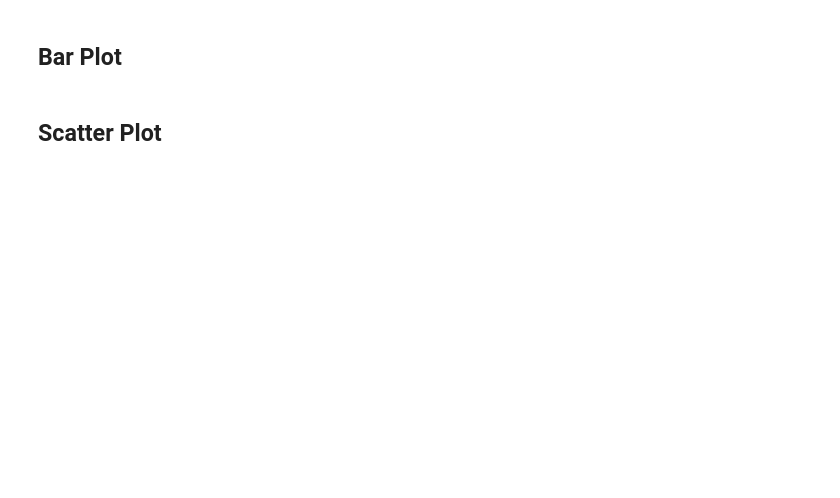
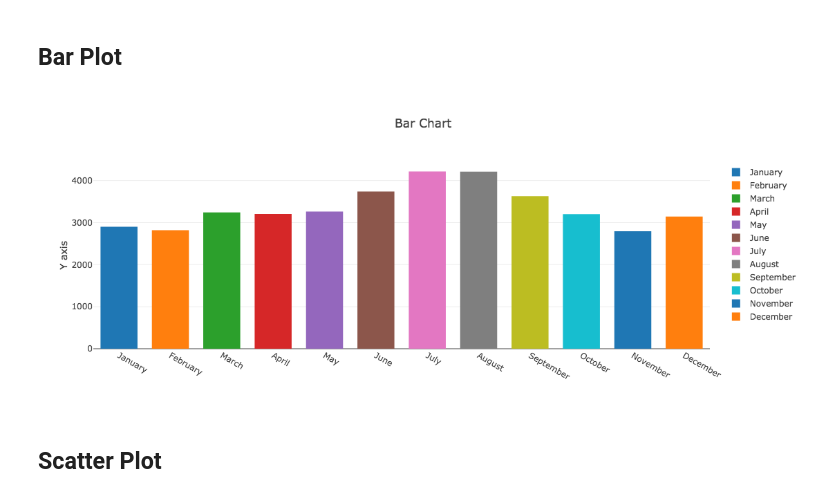
Before and after one commit to takaiyuk/notebooks, a Jupyter notebook: make_plotly.ipynb, the cells around one changed output. Saved outputs shown, nothing was run; the diff lists cells and outputs as text; code cells hidden in the pictures; blank space fills up the shorter version.

```diff
--- a/make_plotly.ipynb
+++ b/make_plotly.ipynb
@@ -102,17 +116,20 @@ path_html = plotly.offline.plot(fig, filename="output/barcount.html", auto_open=
 # %%
 def go_bar(df, col_x, col_y):
     gobar = go.Bar(x = df[col_x],
                    y = df[col_y],
                    name = df[col_x].values[0])
     return gobar
 
 traces = []
 for i in range(len(flights_month)):
     trace = go_bar(flights_month.iloc[[i], :], "month", "passengers")
     traces += [trace]
-layout = go.Layout(title = 'Title', xaxis=dict(tickangle=30), yaxis = dict(title = 'Y axis'), barmode='group', bargap = 0.2, bargroupgap = 0.1)
+layout = go.Layout(title = 'Bar Chart', xaxis=dict(tickangle=30), yaxis = dict(title = 'Y axis'), barmode='group', bargap = 0.2, bargroupgap = 0.1)
 fig = go.Figure(data=traces, layout=layout)
-path_html = plotly.offline.plot(fig, filename="output/bar.html", auto_open=False, show_link=False, image = 'png', image_filename='output/barcount.png')
+# path_html = plotly.offline.plot(fig, filename="output/bar.html", auto_open=False, show_link=False)
+plotly.offline.iplot(fig)
+# %% [output]
+[figure, added]
 # %% [markdown]
 ## Scatter Plot
 # %%
```
Also changed, not shown: parts of 11 cells of this notebook.
